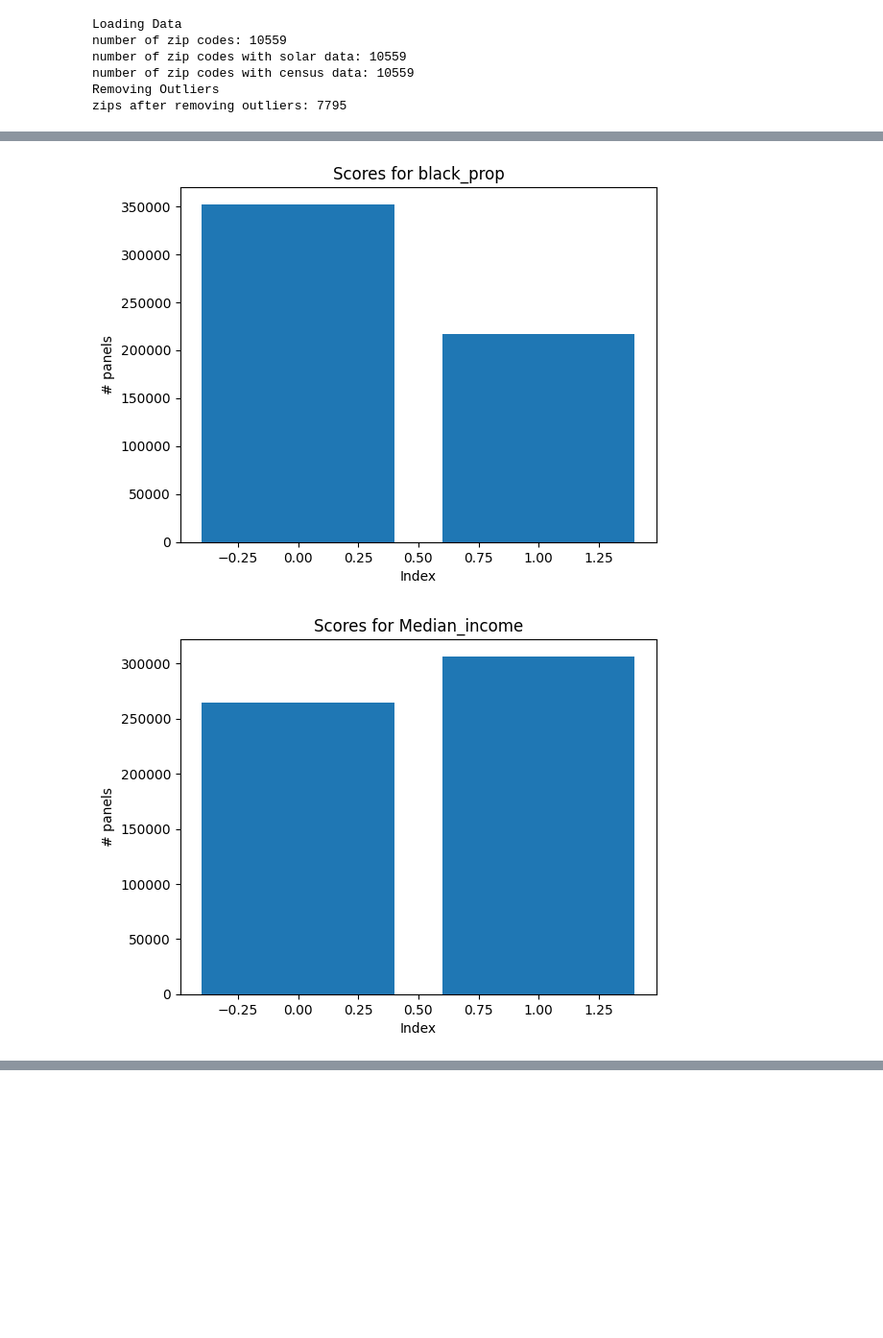
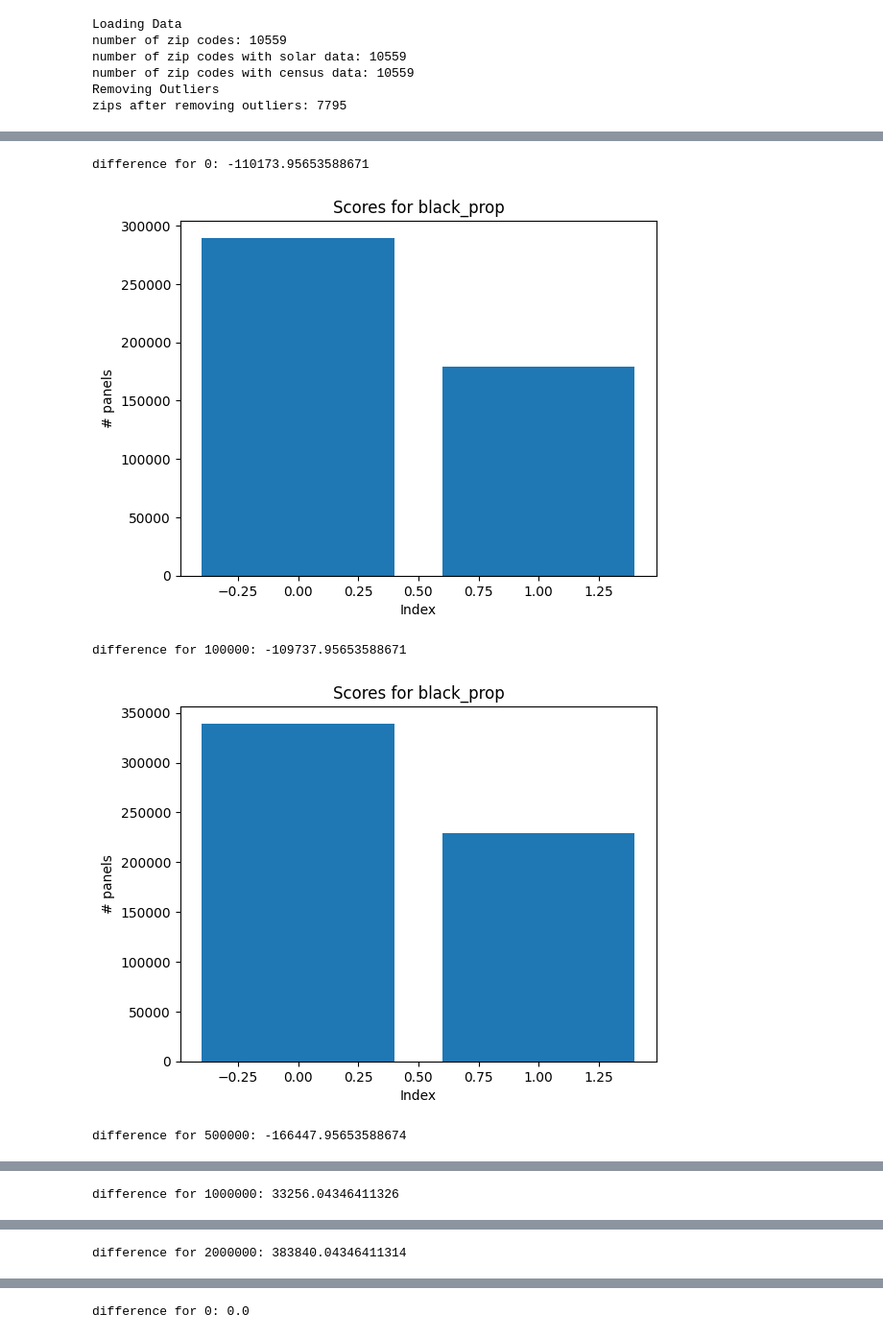
Before and after one commit to escapeprograms/SunSight, a Jupyter notebook: Visualization/neat_visualize.ipynb, the cells around one changed output, grey strips where cells are left out. Shown at 96% size. Saved outputs shown, nothing was run; the diff lists cells and outputs as text; code cells hidden in the pictures; blank space fills up the shorter version.

```diff
--- a/Visualization/neat_visualize.ipynb
+++ b/Visualization/neat_visualize.ipynb
@@ -23,8 +23,8 @@ Removing Outliers
 zips after removing outliers: 7795
 # %%
 #load model ex. 'Neat/models/NEAT_model.pkl'
-# with open('NEAT/models\\11-27-24\\NEAT_model.pkl', 'rb') as f:
-#     winner = pickle.load(f)
+with open('NEAT/models\\12-23-24\\NEAT_model_lexicase.pkl', 'rb') as f:
+    winner = pickle.load(f)
 
 #load fitness data
 # with open('Neat/models/fitness_data.pkl', 'rb') as f:
@@ -32,4 +32,4 @@ zips after removing outliers: 7795
 
 
 #load most recent model
-winner, fitness_data = load_latest(model_name="NEAT_model_lexicase.pkl")
+# winner, fitness_data = load_latest(model_name="NEAT_model_lexicase.pkl")
@@ -39,7 +37,7 @@ loading model from NEAT/models\12-02-24\NEAT_model_lexicase.pkl
 #run model to get the zip order
 zip_outputs = []
 for i in range(0, data_manager.num_zips):
-    score = winner.activate(data_manager.network_inputs(i))
+    score = winner.activate(data_manager.network_inputs(i, train=False))
     zip_outputs.append((i, score))
 
 zip_outputs.sort(key=lambda z: z[1], reverse=True) #sort by highest score
@@ -85,22 +100,25 @@ geo_plot(combined_df['NEAT-Evaluation'], color_scale='agsunset', title="NEAT-Eva
 # %%
 #plot bar buckets
 
 metrics = ['black_prop','Median_income']
 k = 2
 
 for m in metrics:
-
-    # #alternate way
-    q = np.linspace(0, 1, k+1)
-    thresholds = data_manager.normalized_df[m].quantile(q).to_numpy()
-    buckets, _ = data_manager.greedy_projection_bucket(zip_order, m, n=1000000, record=True, thresholds=thresholds)
-
-    #plot buckets
-    plt.bar(list(range(k)), buckets)
-    plt.xlabel("Index")
-    plt.ylabel("# panels")
-    plt.title(f"Scores for {m}")
-    plt.show()
+    for panels in [0, 100000,500000, 1000000, 2000000]:
+        # #alternate way
+        q = np.linspace(0, 1, k+1)
+        thresholds = data_manager.normalized_df[m].quantile(q).to_numpy()
+        buckets, _ = data_manager.greedy_projection_bucket(zip_order, m, n=panels, record=True, thresholds=thresholds)
+        print(f"difference for {panels}: {buckets[1]-buckets[0]}")
+        #plot buckets
+        plt.bar(list(range(k)), buckets)
+        plt.xlabel("Index")
+        plt.ylabel("# panels")
+        plt.title(f"Scores for {m}")
+        plt.show()
 # %% [output]
+difference for 0: -110173.95653588671
-[figure, old version]
+[figure, new version]
+difference for 100000: -109737.95653588671
-[figure, old version]
+[figure, new version]
+difference for 500000: -166447.95653588674
@@ -106,0 +126 @@ for m in metrics:
+difference for 1000000: 33256.04346411326
@@ -106,0 +128 @@ for m in metrics:
+difference for 2000000: 383840.04346411314
@@ -106,0 +130 @@ for m in metrics:
+difference for 0: 0.0
```
Also changed, not shown: parts of 5 cells of this notebook, 14 other files.
